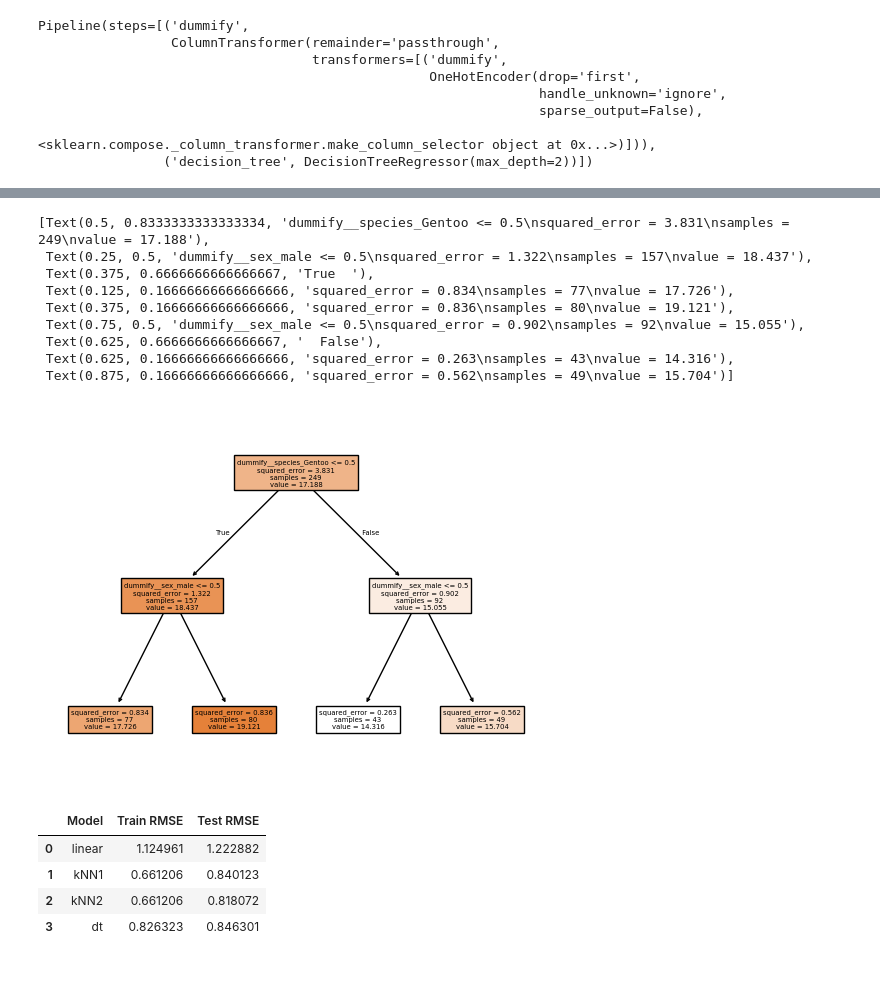
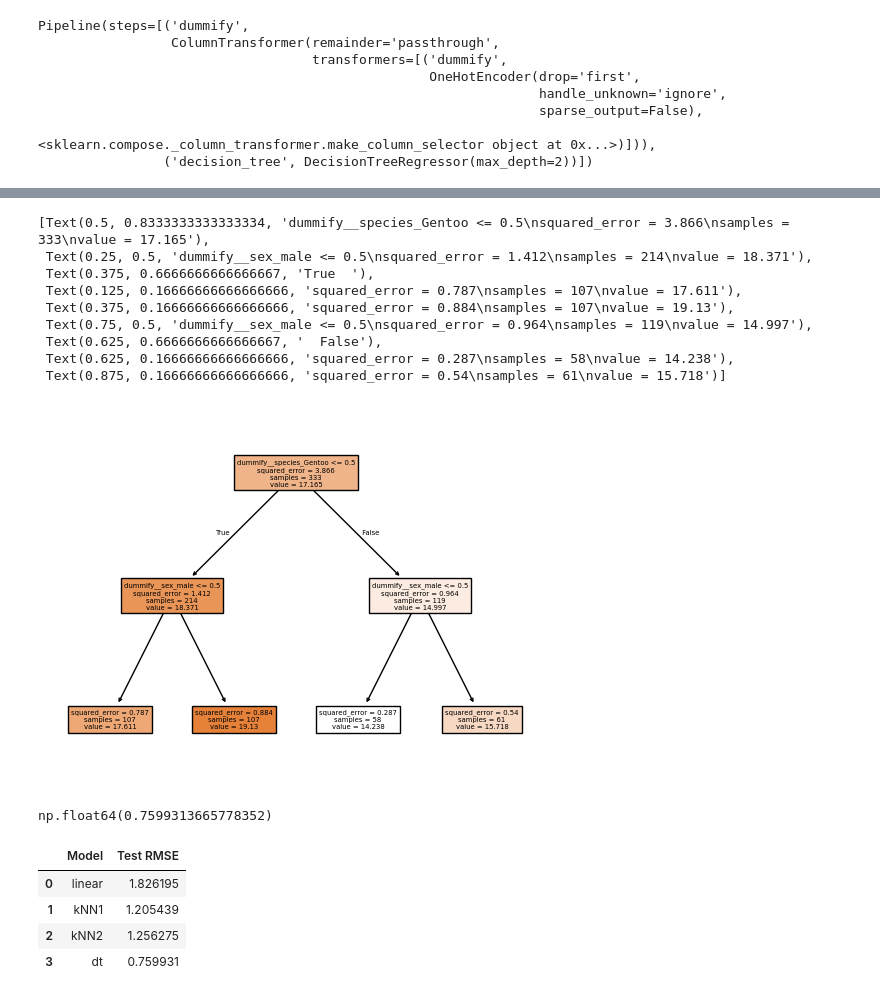
Before and after one commit to donya-beh/gsb544, a Jupyter notebook: PA 8.1/Behroozi_Practice_Activity_kNN_and_Decision_Trees.ipynb, the cells around one changed output, grey strips where cells are left out. Saved outputs shown, nothing was run; the diff lists cells and outputs as text; code cells hidden in the pictures.

```diff
--- a/PA 8.1/Behroozi_Practice_Activity_kNN_and_Decision_Trees.ipynb
+++ b/PA 8.1/Behroozi_Practice_Activity_kNN_and_Decision_Trees.ipynb
@@ -255,0 +181,11 @@ print(rmse_kNN2_test)
+# %%
+#kNN model with 5 nearest neighbors
+kNN_pipeline2 = Pipeline(
+          [("preprocessing", ct_dummify_stdz),
+          ("kNN", KNeighborsRegressor(n_neighbors=5))]
+)
+
+#calculate test RMSE
+kNN2_test_rmse = cross_val_score(kNN_pipeline2, X=X, y=y, scoring="neg_mean_squared_error", cv=5)
+kNN2_test_rmse = kNN2_test_rmse.mean()*-1
+kNN2_test_rmse
@@ -270,5 +208,3 @@ Pipeline(steps=[('dummify',
                                                                 sparse_output=False),
                                                   <sklearn.compose._column_transformer.make_column_selector object at 0x...>)])),
                 ('decision_tree', DecisionTreeRegressor(max_depth=2))])
-# %%
-dt_pipeline.fit(X_train, y_train)
@@ -302,0 +211,2 @@ print(rmse_dt1_test)
+# %%
+dt_pipeline.fit(X=X, y=y)
@@ -307,33 +226,40 @@ from sklearn.tree import plot_tree
 decision_tree_estimator = dt_pipeline.named_steps['decision_tree']
 
 feat_names = dt_pipeline.named_steps["dummify"].get_feature_names_out(
-    input_features=getattr(X_train, "columns", None)
+    input_features=getattr(X, "columns", None)
 )
 
 
 # Plot the decision tree
 plot_tree(decision_tree_estimator, feature_names=feat_names, filled = True)
 # %% [output]
-[Text(0.5, 0.8333333333333334, 'dummify__species_Gentoo <= 0.5\nsquared_error = 3.831\nsamples = 249\nvalue = 17.188'),
- Text(0.25, 0.5, 'dummify__sex_male <= 0.5\nsquared_error = 1.322\nsamples = 157\nvalue = 18.437'),
+[Text(0.5, 0.8333333333333334, 'dummify__species_Gentoo <= 0.5\nsquared_error = 3.866\nsamples = 333\nvalue = 17.165'),
+ Text(0.25, 0.5, 'dummify__sex_male <= 0.5\nsquared_error = 1.412\nsamples = 214\nvalue = 18.371'),
  Text(0.375, 0.6666666666666667, 'True  '),
- Text(0.125, 0.16666666666666666, 'squared_error = 0.834\nsamples = 77\nvalue = 17.726'),
- Text(0.375, 0.16666666666666666, 'squared_error = 0.836\nsamples = 80\nvalue = 19.121'),
- Text(0.75, 0.5, 'dummify__sex_male <= 0.5\nsquared_error = 0.902\nsamples = 92\nvalue = 15.055'),
+ Text(0.125, 0.16666666666666666, 'squared_error = 0.787\nsamples = 107\nvalue = 17.611'),
+ Text(0.375, 0.16666666666666666, 'squared_error = 0.884\nsamples = 107\nvalue = 19.13'),
+ Text(0.75, 0.5, 'dummify__sex_male <= 0.5\nsquared_error = 0.964\nsamples = 119\nvalue = 14.997'),
  Text(0.625, 0.6666666666666667, '  False'),
- Text(0.625, 0.16666666666666666, 'squared_error = 0.263\nsamples = 43\nvalue = 14.316'),
- Text(0.875, 0.16666666666666666, 'squared_error = 0.562\nsamples = 49\nvalue = 15.704')]
+ Text(0.625, 0.16666666666666666, 'squared_error = 0.287\nsamples = 58\nvalue = 14.238'),
+ Text(0.875, 0.16666666666666666, 'squared_error = 0.54\nsamples = 61\nvalue = 15.718')]
 [figure]
+# %%
+#calculate test RMSE
+dt_test_rmse = cross_val_score(dt_pipeline, X=X, y=y, scoring="neg_mean_squared_error", cv=5)
+dt_test_rmse = dt_test_rmse.mean()*-1
+dt_test_rmse
+# %% [output]
+np.float64(0.7599313665778352)
 # %%
-error_df = {'Model': ["linear","kNN1", "kNN2", "dt"], 'Train RMSE': [rmse_lr_train, rmse_kNN1_train, rmse_kNN1_train, rmse_dt1_train], 'Test RMSE': [rmse_lr_test, rmse_kNN1_test, rmse_kNN2_test, rmse_dt1_test]}
+error_df = {'Model': ["linear","kNN1", "kNN2", "dt"], 'Test RMSE': [lr_test_rmse, kNN1_test_rmse, kNN2_test_rmse, dt_test_rmse]}
 
 error_df = pd.DataFrame(error_df)
 error_df
 # %% [output]
-|  | Model | Train RMSE | Test RMSE |
-| 0 | linear | 1.124961 | 1.222882 |
-| 1 | kNN1 | 0.661206 | 0.840123 |
-| 2 | kNN2 | 0.661206 | 0.818072 |
-| 3 | dt | 0.826323 | 0.846301 |
+|  | Model | Test RMSE |
+| 0 | linear | 1.826195 |
+| 1 | kNN1 | 1.205439 |
+| 2 | kNN2 | 1.256275 |
+| 3 | dt | 0.759931 |
 # %%
 #plot train vs. test error
```
Also changed, not shown: parts of 17 cells of this notebook, 1 other file.
